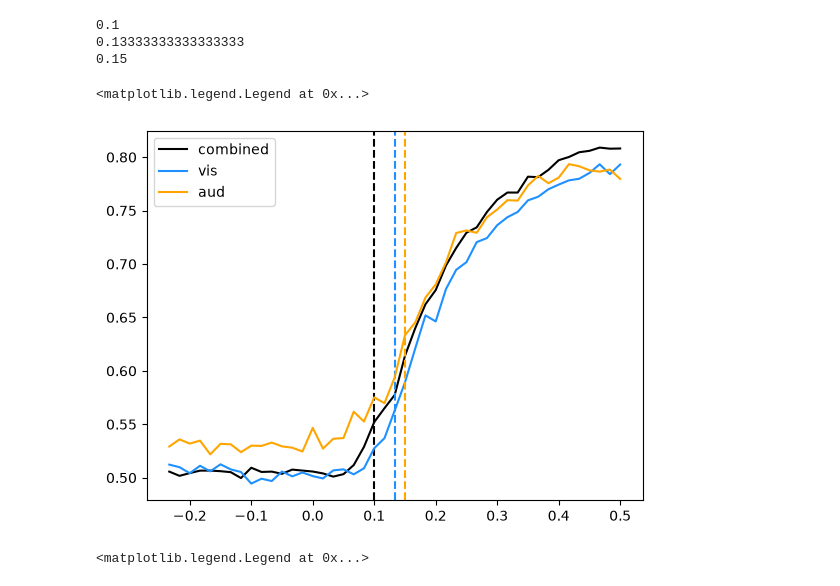
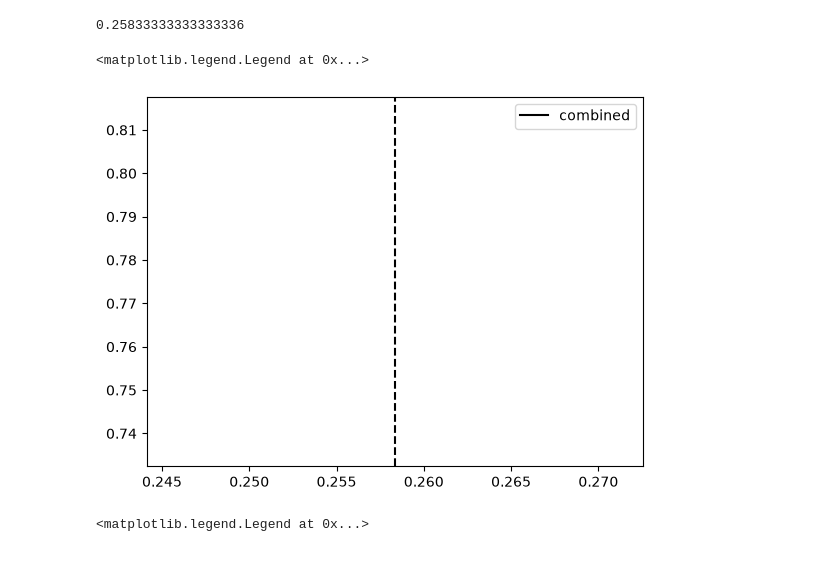
Before and after one commit to corbennett/dynamic_routing_facemap, a Jupyter notebook: analysis.ipynb, the cells around one changed output. Drawn from its saved outputs; the diff is of its cells as text; code cells hidden in the pictures.

```diff
--- a/analysis.ipynb
+++ b/analysis.ipynb
@@ -20,6 +20,8 @@ import polars_vec_ops as vec
 # df_combined_alltrials = pl.read_parquet("/Users/corbettb/Documents/GitHub/dynamic_routing_facemap/results/decoding_results_leave_block_out_balanced_accuracy_alltrials.parquet")
 # df_vis = pl.read_parquet("/Users/corbettb/Documents/GitHub/dynamic_routing_facemap/results/decoding_results_leave_block_out_balanced_accuracy_allvistrials.parquet")
 # df_aud = pl.read_parquet("/Users/corbettb/Documents/GitHub/dynamic_routing_facemap/results/decoding_results_leave_block_out_balanced_accuracy_allaudtrials.parquet")
-df_combined_alltrials_bb = pl.read_parquet("/Users/corbettb/Documents/GitHub/dynamic_routing_facemap/results/decoding_results_leave_block_out_balanced_accuracy_balancedblocks_alltrials.parquet")
+# df_combined_alltrials_bb = pl.read_parquet("/Users/corbettb/Documents/GitHub/dynamic_routing_facemap/results/decoding_results_leave_block_out_balanced_accuracy_balancedblocks_alltrials.parquet")
 # df_vis_bb = pl.read_parquet("/Users/corbettb/Documents/GitHub/dynamic_routing_facemap/results/decoding_results_leave_block_out_balanced_accuracy_balancedblocks_allvistrials.parquet")
 # df_aud_bb = pl.read_parquet("/Users/corbettb/Documents/GitHub/dynamic_routing_facemap/results/decoding_results_leave_block_out_balanced_accuracy_balancedblocks_allaudtrials.parquet")
+
+df_trainedon250 = pl.read_parquet("/Users/corbettb/Documents/GitHub/dynamic_routing_facemap/results/100626/decoding_results_250ms_decoder.parquet")
@@ -30,12 +27,0 @@ ColumnNotFoundError: "timestamps" not found
-# %%
-window_centers  = np.array(df_combined['window_center_s'][0]) + 1/120 #add in a half frame to account for motSVD diff
-
-scores = np.stack(df_combined['cv_scores'].to_numpy())
-
-plt.plot(window_centers, scores.T)
-plt.plot(window_centers, scores.mean(axis=0), color='k', linewidth=2)
-
-plt.xlim(0, 0.2)
-plt.ylim(0.45, 0.8)
-plt.xlabel('Time from stimulus (s)')
-plt.ylabel('CV Score: lick vs no lick trials')
@@ -45,12 +27,0 @@ Text(0, 0.5, 'CV Score: lick vs no lick trials')
-# %%
-window_centers  = np.array(df_visual['window_center_s'][0]) + 1/120 #add in a half frame to account for motSVD diff
-
-scores = np.stack(df_visual['cv_scores'].to_numpy())
-
-plt.plot(window_centers, scores.T)
-plt.plot(window_centers, scores.mean(axis=0), color='k', linewidth=2)
-
-plt.xlim(0, 0.4)
-# plt.ylim(0.45, 0.8)
-plt.xlabel('Time from stimulus (s)')
-plt.ylabel('CV Score: lick vs no lick trials')
@@ -91,8 +67,9 @@ df_labels = ['combined', 'vis', 'aud']
 df_latencies = []
 for idf, df in enumerate([
             # df_combined, df_vis_targets, df_aud_targets,
-            df_combined_alltrials, df_vis, df_aud,
+            # df_combined_alltrials, df_vis, df_aud,
             # df_combined_alltrials_bb, df_vis_bb, df_aud_bb
+            df_trainedon250,
             ]):
     window_centers  = np.array(df['window_center_s'][0]) + 1/120 #add in a half frame to account for motSVD diff
     baseline_end = np.argmax(window_centers >= 0)
@@ -111,37 +88,35 @@ for idf, df in enumerate([
     #latencies: identify the first point at which the curve exceeds 2 sds about the baseline
     baseline_mean = scores[:, :baseline_end].mean(axis=1)
     baseline_std = scores[:, :baseline_end].std(axis=1)
 
     #define latency as the first point at which the curve exceeds 2 sds above the baseline for three consecutive points
     latencies = [get_latency(score, baseline_end, 2) for score in scores]
     # latencies = np.argmax(scores[:,baseline_end:] > (baseline_mean[:, None] + 2 * baseline_std[:, None]), axis=1)
     # latencies += baseline_end
     latencies_time = window_centers[latencies]
 
     # plt.figure()
     # plt.hist(latencies_time, bins=20)
     print(np.median(latencies_time))
     df_latencies.append(latencies_time)
     # mean_score = scores.mean(axis=0)
     # mean_baseline_mean = mean_score[:baseline_end].mean()
     # mean_baseline_std = mean_score[:baseline_end].std()
     # latency_on_mean = np.argmax(mean_score[baseline_end:] > (mean_baseline_mean + 2 * mean_baseline_std))
     # latency_on_mean += baseline_end
     # latency_on_mean_time = window_centers[latency_on_mean]
 
     # plt.plot(window_centers, scores.T)
     # plt.figure()
     plt.plot(window_centers, scores.mean(axis=0), color=colors[idf], label=df_labels[idf])
     plt.gca().axvline(np.median(latencies_time), color=colors[idf], ls='dashed')
     # plt.vlines(latency_on_mean_time, ymin=scores.min(), ymax=scores.max(), colors='g', linestyles='dashed')
 
 plt.legend()
 # %% [output]
-0.1
-0.13333333333333333
-0.15
+0.25833333333333336
 <matplotlib.legend.Legend at 0x...>
-[figure, old version]
+[figure, new version]
 # %%
 #plot latencies with 95% confidence intervals
 plt.figure()
```
Also changed, not shown: parts of 5 cells of this notebook, 4 other files.
